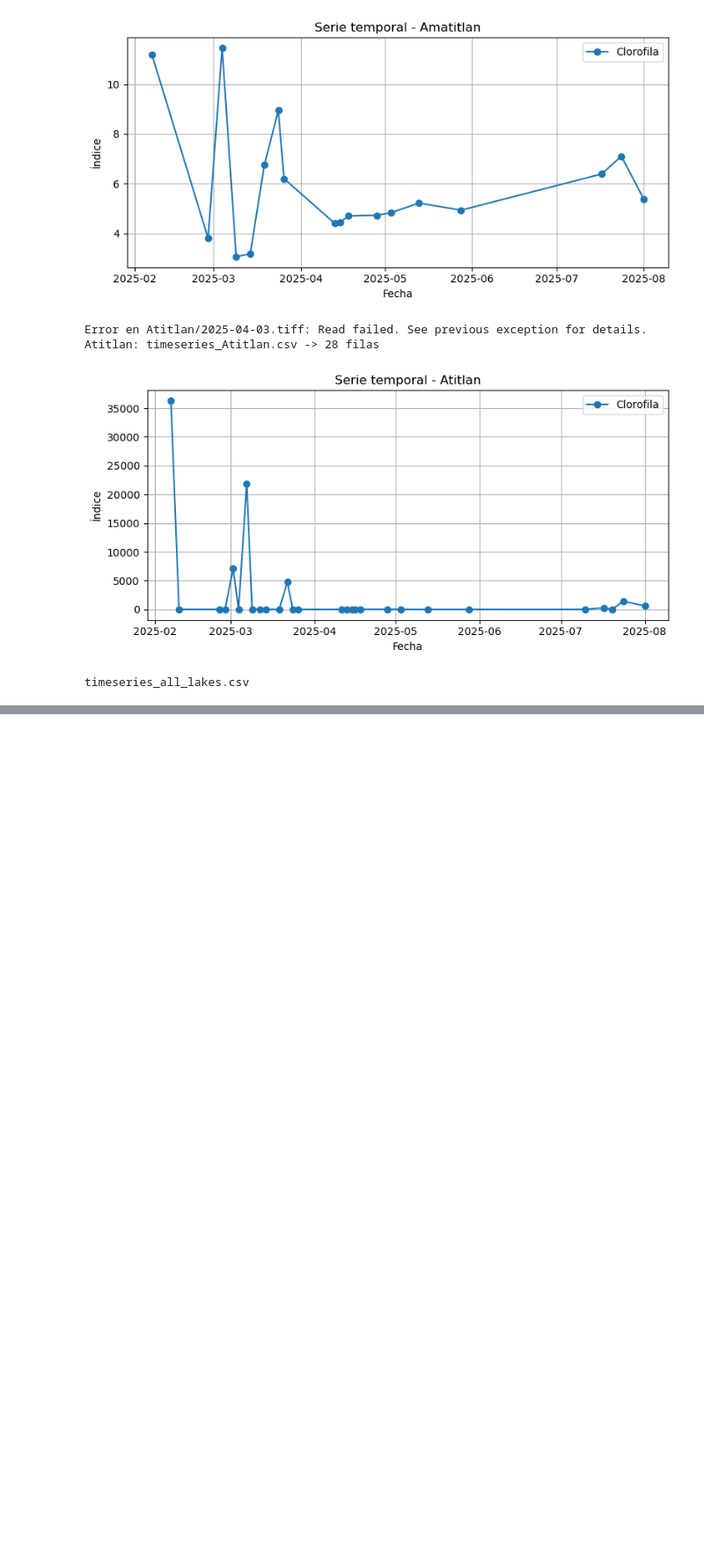
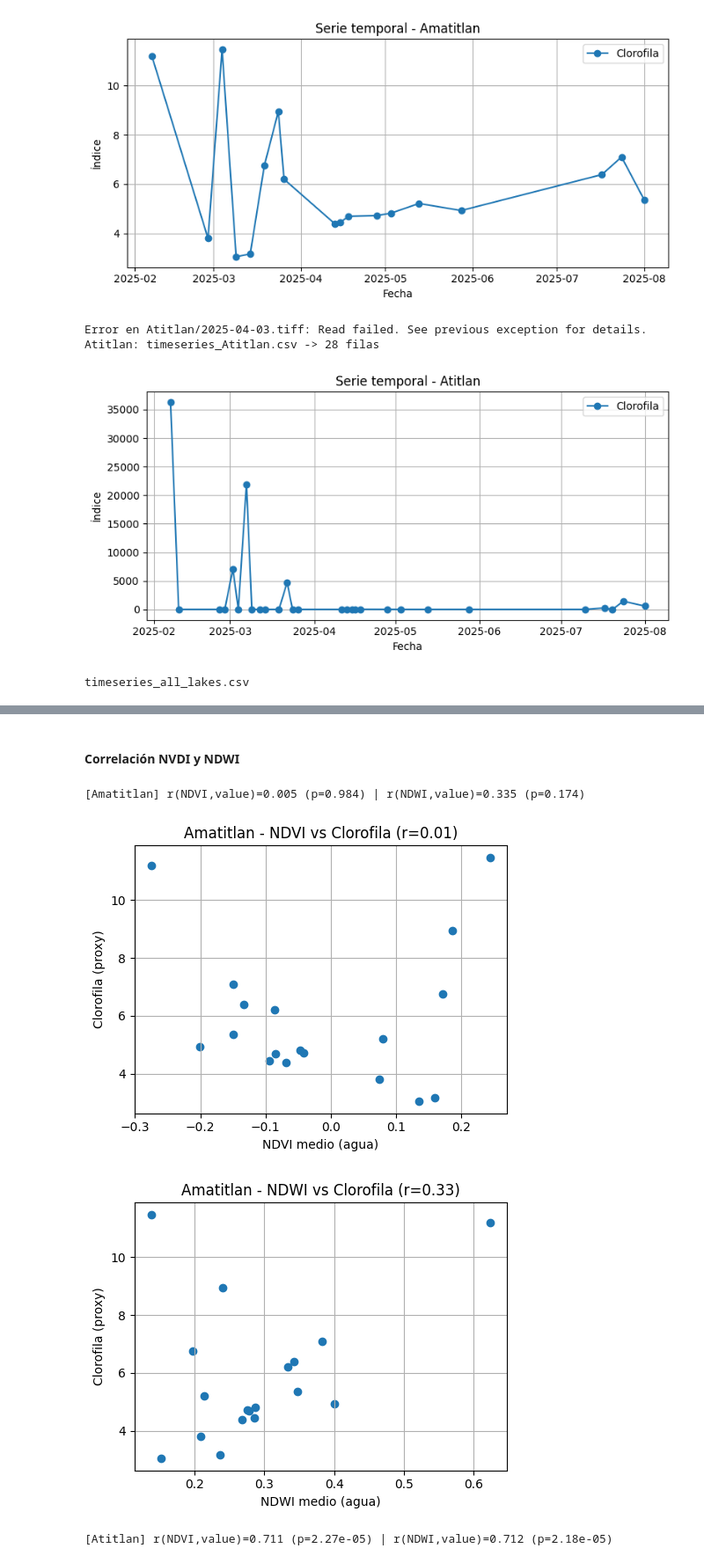
Before and after one commit to Disotoo/DS-Lab-4, a Jupyter notebook: Lab4.ipynb, the cells around one changed output, grey strips where cells are left out. Shown at 88% size. Saved outputs shown, nothing was run; the diff lists cells and outputs as text; code cells hidden in the pictures; blank space fills up the shorter version.

```diff
--- a/Lab4.ipynb
+++ b/Lab4.ipynb
@@ -272,0 +408,32 @@ timeseries_all_lakes.csv
+# %% [markdown]
+#### Correlación NVDI y NDWI
+# %%
+from scipy.stats import pearsonr
+for lake in LAKES.keys():
+    df_lake = pd.read_csv(f"timeseries_{lake}.csv", parse_dates=["date"]).set_index("date")
+    dfc = df_lake.dropna(subset=["value","NDVI_mean","NDWI_mean"]).copy()
+    if dfc.empty:
+        continue
+
+    r_ndvi, p_ndvi = pearsonr(dfc["NDVI_mean"], dfc["value"])
+    r_ndwi, p_ndwi = pearsonr(dfc["NDWI_mean"], dfc["value"])
+    print(f"[{lake}] r(NDVI,value)={r_ndvi:.3f} (p={p_ndvi:.3g}) | r(NDWI,value)={r_ndwi:.3f} (p={p_ndwi:.3g})")
+
+    plt.figure(figsize=(5,4))
+    plt.scatter(dfc["NDVI_mean"], dfc["value"])
+    plt.title(f"{lake} - NDVI vs Clorofila (r={r_ndvi:.2f})")
+    plt.xlabel("NDVI medio (agua)"); plt.ylabel("Clorofila (proxy)")
+    plt.grid(True); plt.tight_layout()
+    plt.show(block=False); plt.pause(2); plt.close()
+
+    plt.figure(figsize=(5,4))
+    plt.scatter(dfc["NDWI_mean"], dfc["value"])
+    plt.title(f"{lake} - NDWI vs Clorofila (r={r_ndwi:.2f})")
+    plt.xlabel("NDWI medio (agua)"); plt.ylabel("Clorofila (proxy)")
+    plt.grid(True); plt.tight_layout()
+    plt.show(block=False); plt.pause(2); plt.close()
+# %% [output]
+[Amatitlan] r(NDVI,value)=0.005 (p=0.984) | r(NDWI,value)=0.335 (p=0.174)
+[figure, added]
+[figure, added]
+[Atitlan] r(NDVI,value)=0.711 (p=2.27e-05) | r(NDWI,value)=0.712 (p=2.18e-05)
```
Also changed, not shown: parts of 8 cells of this notebook, 2 other files.
